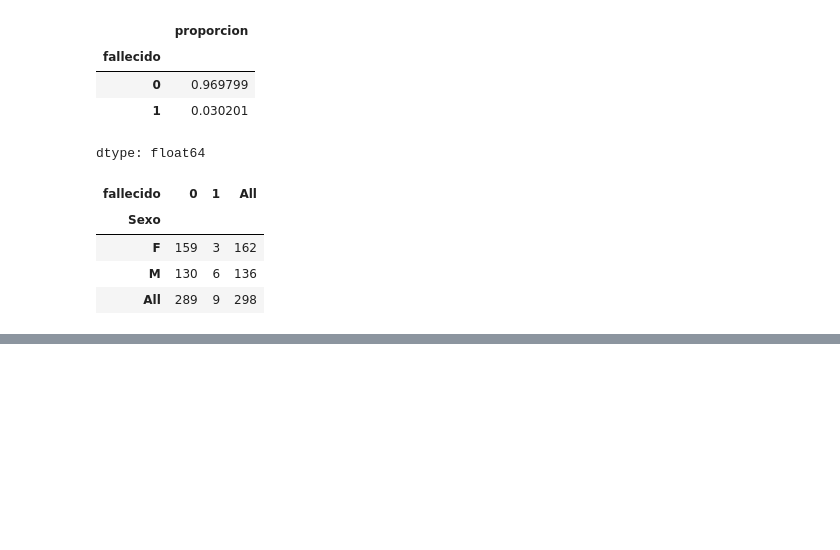
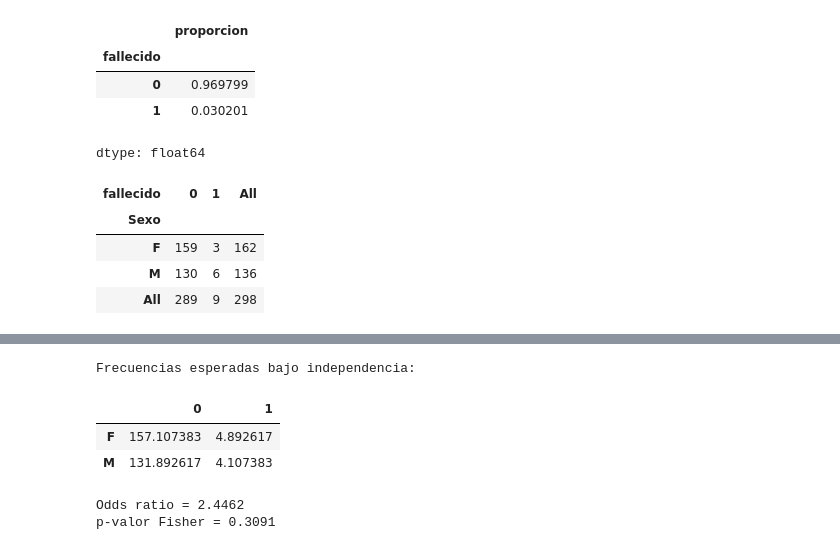
Before and after one commit to asegura4488/EDCO_IntroCienciaDatos, a Jupyter notebook: Semana3/Pandas_EstudioExploratorio.ipynb, the cells around one changed output, grey strips where cells are left out. Drawn from its saved outputs; the diff is of its cells as text; code cells hidden in the pictures; blank space fills up the shorter version.

```diff
--- a/Semana3/Pandas_EstudioExploratorio.ipynb
+++ b/Semana3/Pandas_EstudioExploratorio.ipynb
@@ -291,0 +485,26 @@ tabla_sexo
+# %%
+tabla_esperados = pd.DataFrame(
+    esperados,
+    index=['F', 'M'],
+    columns=[0, 1]
+)
+
+print("Frecuencias esperadas bajo independencia:")
+display(tabla_esperados)
+# %% [output]
+Frecuencias esperadas bajo independencia:
+|  | 0 | 1 |
+| F | 157.107383 | 4.892617 |
+| M | 131.892617 | 4.107383 |
+# %%
+# ------------------------------------------------------------
+# PRUEBA EXACTA DE FISHER
+# ------------------------------------------------------------
+
+odds_ratio, p_fisher = fisher_exact(tabla_prueba)
+
+print(f"Odds ratio = {odds_ratio:.4f}")
+print(f"p-valor Fisher = {p_fisher:.4f}")
+# %% [output]
+Odds ratio = 2.4462
+p-valor Fisher = 0.3091
```
Also changed, not shown: parts of 10 cells of this notebook.
